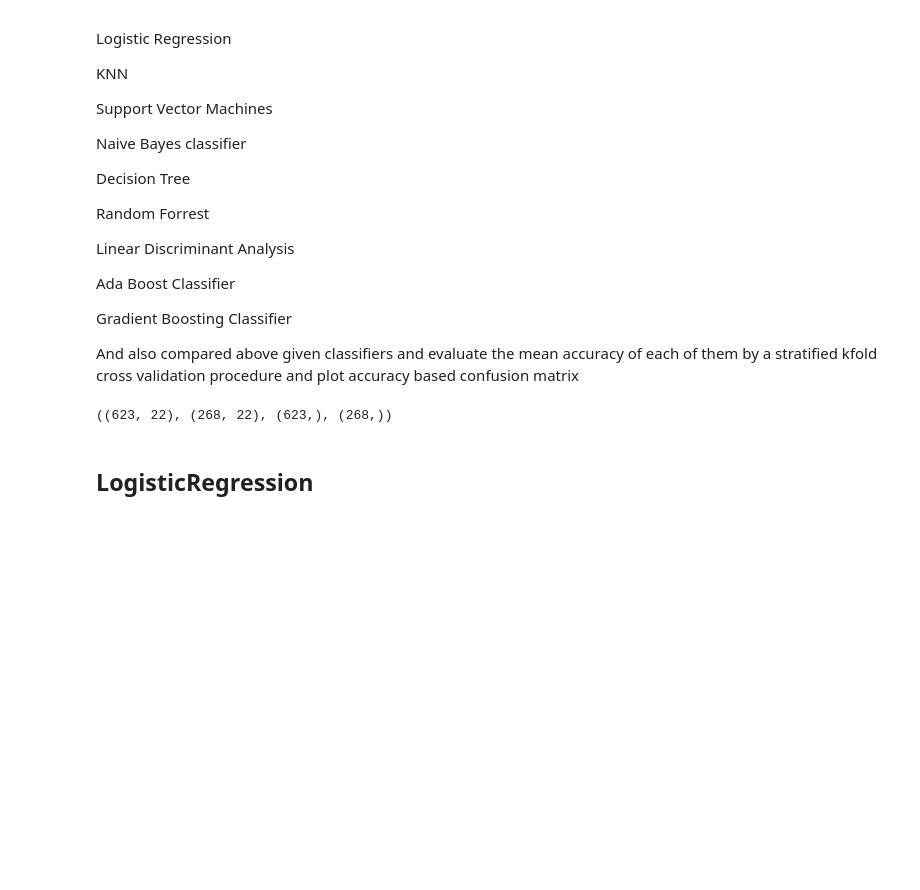
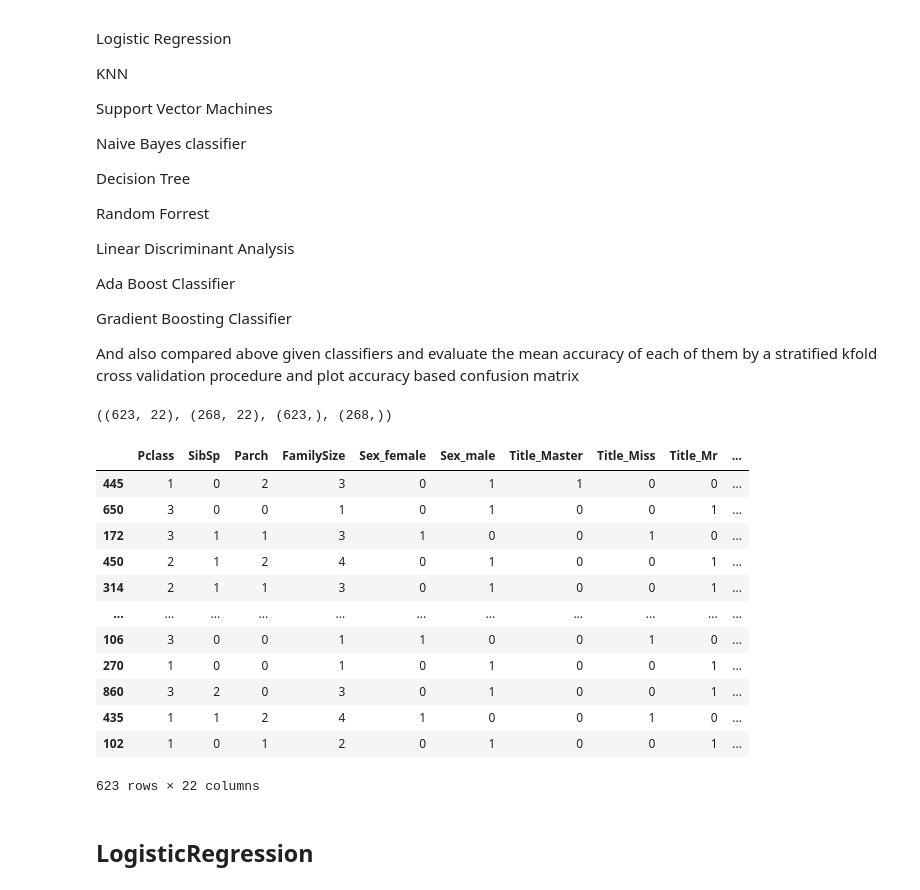
Before and after one commit to she3r/podstawy_sztucznej_inteligencji, a Jupyter notebook: titanic-model-with-90-accuracy.ipynb, the cells around one changed output. Drawn from its saved outputs; the diff is of its cells as text; code cells hidden in the pictures; blank space fills up the shorter version.

```diff
--- a/titanic-model-with-90-accuracy.ipynb
+++ b/titanic-model-with-90-accuracy.ipynb
@@ -337,6 +336,22 @@ X_train,X_test,y_train,y_test = train_test_split(all_features,Targeted_feature,t
 X_train.shape,X_test.shape,y_train.shape,y_test.shape
 # %% [output]
 ((623, 22), (268, 22), (623,), (268,))
+# %%
+X_train
+# %% [output]
+|  | Pclass | SibSp | Parch | FamilySize | Sex_female | Sex_male | Title_Master | Title_Miss | Title_Mr | ... |
+| 445 | 1 | 0 | 2 | 3 | 0 | 1 | 1 | 0 | 0 | ... |
+| 650 | 3 | 0 | 0 | 1 | 0 | 1 | 0 | 0 | 1 | ... |
+| 172 | 3 | 1 | 1 | 3 | 1 | 0 | 0 | 1 | 0 | ... |
+| 450 | 2 | 1 | 2 | 4 | 0 | 1 | 0 | 0 | 1 | ... |
+| 314 | 2 | 1 | 1 | 3 | 0 | 1 | 0 | 0 | 1 | ... |
+| ... | ... | ... | ... | ... | ... | ... | ... | ... | ... | ... |
+| 106 | 3 | 0 | 0 | 1 | 1 | 0 | 0 | 1 | 0 | ... |
+| 270 | 1 | 0 | 0 | 1 | 0 | 1 | 0 | 0 | 1 | ... |
+| 860 | 3 | 2 | 0 | 3 | 0 | 1 | 0 | 0 | 1 | ... |
+| 435 | 1 | 1 | 2 | 4 | 1 | 0 | 0 | 1 | 0 | ... |
+| 102 | 1 | 0 | 1 | 2 | 0 | 1 | 0 | 0 | 1 | ... |
+623 rows × 22 columns
 # %% [markdown]
 ## LogisticRegression
 # %%
```
Also changed, not shown: parts of 3 cells of this notebook, 3 other files.
